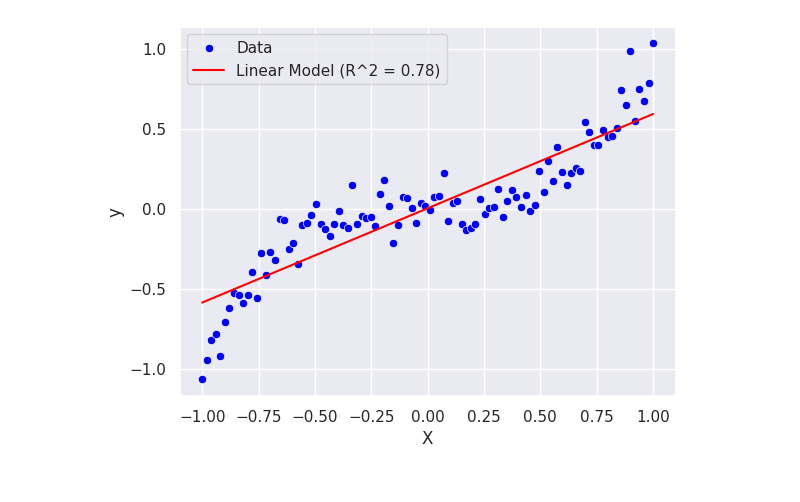
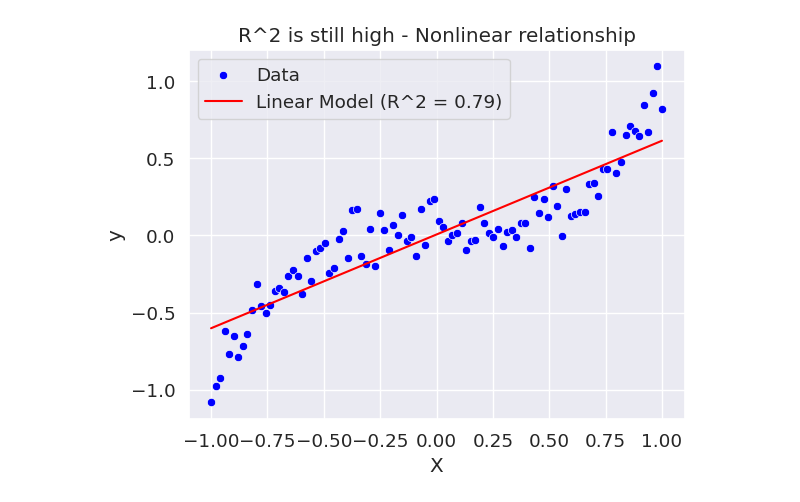
Before and after one commit to JD-DS/R_2_Example, a Jupyter notebook: scratch.ipynb, the cells around one changed output. Saved outputs shown, nothing was run; the diff lists cells and outputs as text; code cells hidden in the pictures.

```diff
--- a/scratch.ipynb
+++ b/scratch.ipynb
@@ -1 +1,22 @@
+# %%
+
+import matplotlib.pyplot as plt
+import seaborn as sns
+sns.set_style("whitegrid")  # set theme
+sns.set_context("paper")  # set context
+sns.set(font_scale=1.2)  # scale font size
+
+# Color palette
+palette = sns.color_palette("deep")
+
+
+from sklearn.pipeline import make_pipeline
+from sklearn.preprocessing import PolynomialFeatures
+import numpy as np
+from sklearn.linear_model import LinearRegression
+from statsmodels.nonparametric.smoothers_lowess import lowess
+from sklearn.datasets import make_regression
+from sklearn.model_selection import train_test_split
+from sklearn.metrics import r2_score
+import matplotlib.patches as patches
 # %%
@@ -29,13 +55,4 @@ Test R^2: 0.20872410431565258
 # %%
-import matplotlib.pyplot as plt
-import numpy as np
-import seaborn as sns
-sns.set_theme(style="darkgrid")
-
-from sklearn.datasets import make_regression
-from sklearn.model_selection import train_test_split
-
-
 # Create empty lists to store R^2 values
 train_r2 = []
 test_r2 = []
@@ -71,10 +88,10 @@ x_values = np.array(range(10, n_samples, 10)).flatten()
 # Visualize R^2 values
 sns.lineplot(x = x_values, y = train_r2_np, label='Training R^2')
 sns.lineplot(x = x_values, y = test_r2_np, label='Testing R^2')
-# plt.plot(range(10, n_samples, 10), train_r2, label='Training R^2')
-# plt.plot(range(10, n_samples, 10), test_r2, label='Testing R^2')
+
 plt.xlabel('Number of training samples')
 plt.ylabel('R^2')
+plt.title('Overfitting - Model Does Not Generalize')
 plt.legend()
 plt.show()
 # %% [output]
@@ -155,21 +187,22 @@ plt.show()
 # %%
 # Create a nonlinear dataset
 X = np.array(np.linspace(-1, 1, 100))[:, np.newaxis]
 X = np.array(X)
 y = X**3 + np.random.normal(scale=0.1, size=X.shape)
 
 # Fit a linear model to the data
 model = LinearRegression()
 model.fit(X, y)
-y_pred = model.predict(X)
-r2 = r2_score(y, y_pred)
+y_pred_linear = model.predict(X)
+r2_linear = r2_score(y, y_pred_linear)
 
 # Plot the data and the model's prediction
 sns.scatterplot(x=X.squeeze(), y=y.squeeze(), color='blue', label='Data')
-sns.lineplot(x=X.squeeze(), y=y_pred.squeeze(), color='red', label=f'Linear Model (R^2 = {r2:.2f})')
+sns.lineplot(x=X.squeeze(), y=y_pred_linear.squeeze(), color='red', label=f'Linear Model (R^2 = {r2_linear:.2f})')
 plt.xlabel('X')
 plt.ylabel('y')
+plt.title('R^2 is still high - Nonlinear relationship')
 plt.legend()
 plt.show()
 # %% [output]
-[figure, old version]
+[figure, new version]
```
Also changed, not shown: parts of 9 cells of this notebook.
